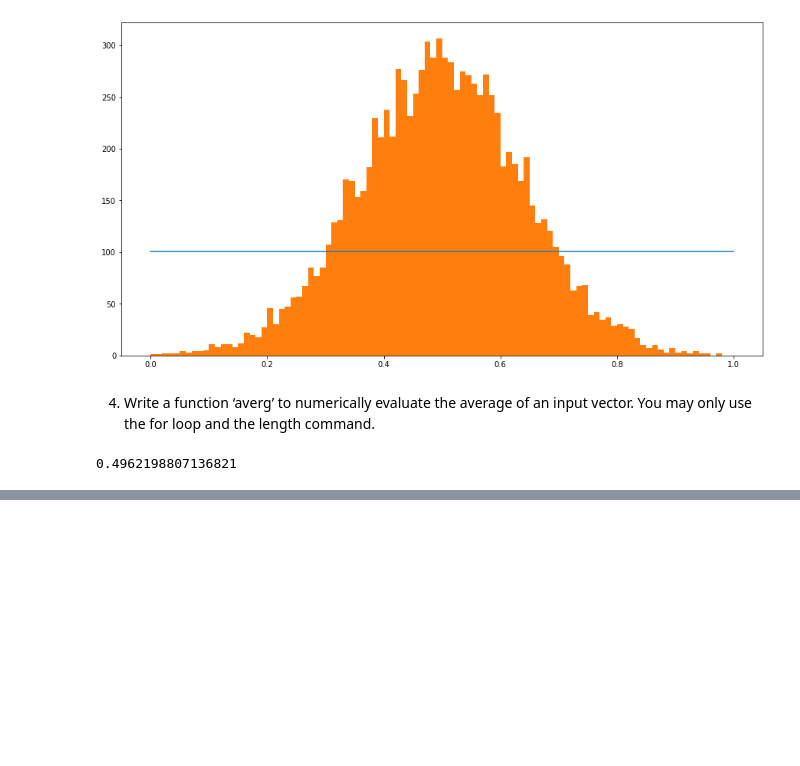
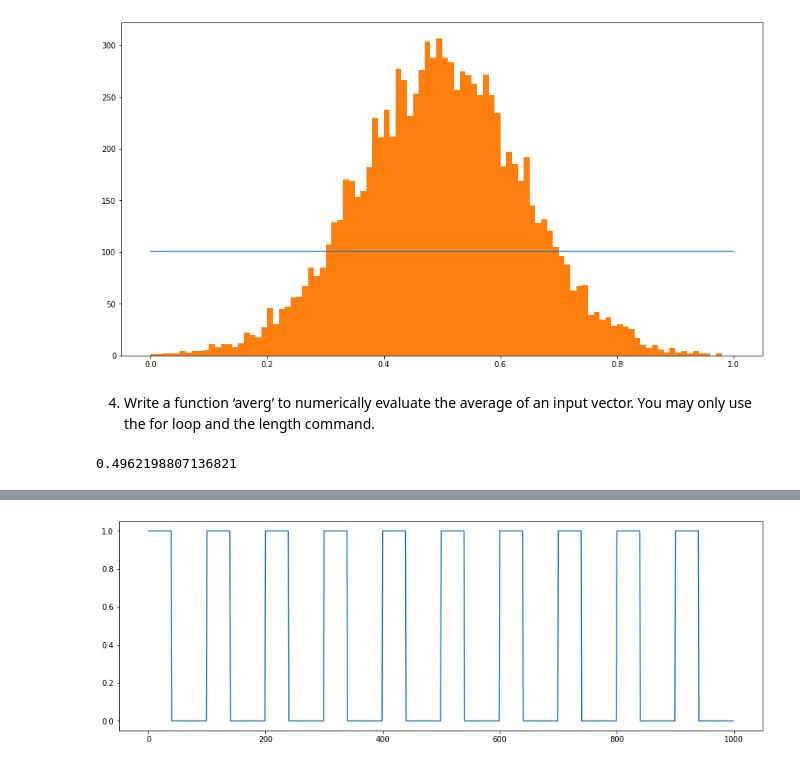
Before and after one commit to Bhavnicksm/dsp_lab_notebooks, a Jupyter notebook: EE333_Lab_1.ipynb, the cells around one changed output, grey strips where cells are left out. Saved outputs shown, nothing was run; the diff lists cells and outputs as text; code cells hidden in the pictures; blank space fills up the shorter version.

```diff
--- a/EE333_Lab_1.ipynb
+++ b/EE333_Lab_1.ipynb
@@ -81,0 +117,12 @@ averg(x)
+# %%
+M = 10
+x = gateduty(100,40)
+y=[]
+for i in range(M):
+  y = np.concatenate((y,x))
+
+plt.figure(figsize=(15,5))
+plt.plot(y)
+plt.show()
+# %% [output]
+[figure, added]
```
Also changed, not shown: parts of 11 cells of this notebook.
